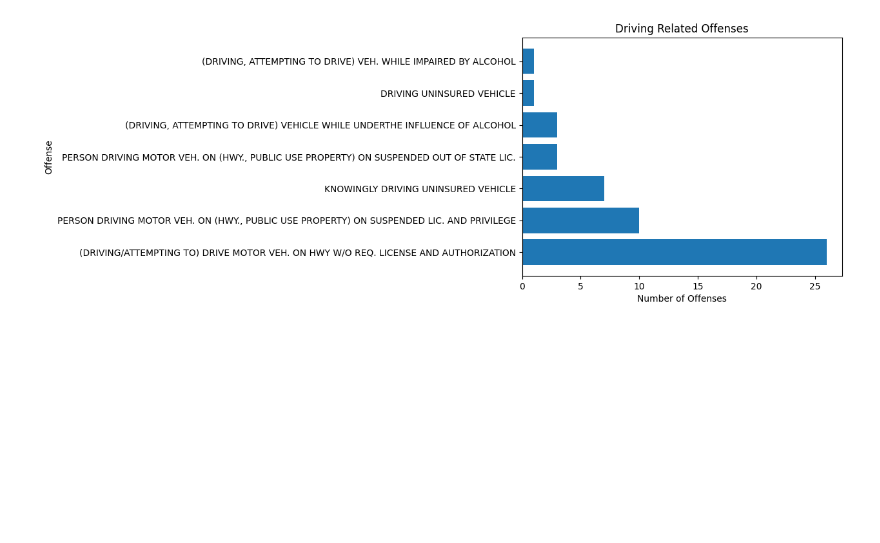
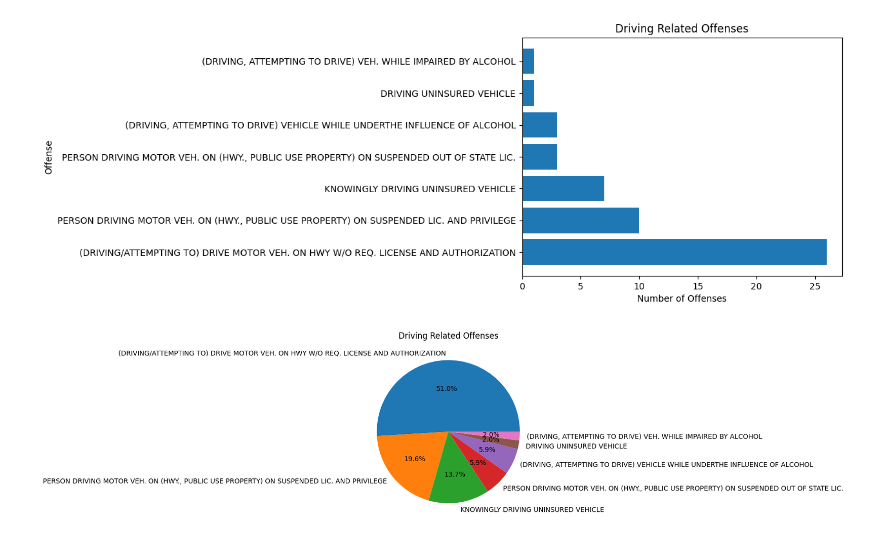
Before and after one commit to Reben80/DATA205-PROJECT, a Jupyter notebook: AssefaData205Project.ipynb, the cells around one changed output. Saved outputs shown, nothing was run; the diff lists cells and outputs as text; code cells hidden in the pictures; blank space fills up the shorter version.

```diff
--- a/AssefaData205Project.ipynb
+++ b/AssefaData205Project.ipynb
@@ -89,0 +80,6 @@ TypeError: barh() missing 1 required positional argument: 'width'
+# %%
+# lets create a new dataframe that only contains driving related offense
+# case=false is for letter senstive
+# na=false is missing number just ignore
+driving_df = df[df['OFFENSE'].str.contains('driving', case=False, na=False)]
+driving_df.head()
@@ -90,8 +93,7 @@ TypeError: barh() missing 1 required positional argument: 'width'
 # %%
-filtered_df = df[df['OFFENSE'].str.contains('driving', case=False, na=False)]
+# Calculate the count of each offense so we can later graph it
+offense_counts = driving_df['OFFENSE'].value_counts()
 
-# Calculate the count of each offense
-offense_counts = filtered_df['OFFENSE'].value_counts()
 
 # Plot the horizontal bar chart
 plt.barh(offense_counts.index, offense_counts.values)
@@ -104,3 +106,9 @@ plt.title('Driving Related Offenses')
 plt.show()
 # %% [output]
 [figure]
+# %%
+plt.pie(offense_counts, labels=offense_counts.index, autopct='%1.1f%%')
+plt.title('Driving Related Offenses')
+plt.show()
+# %% [output]
+[figure, added]
```
Also changed, not shown: parts of 3 cells of this notebook.
